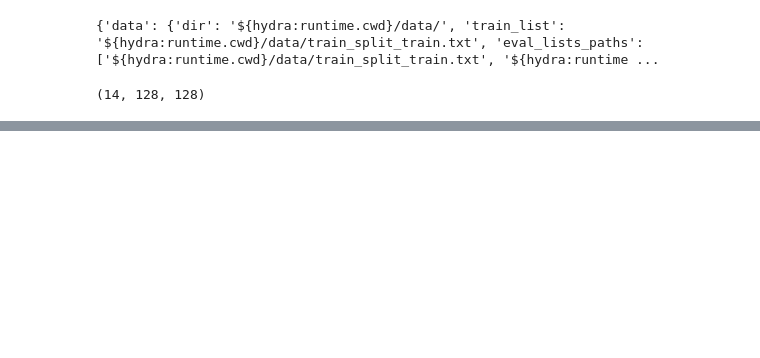
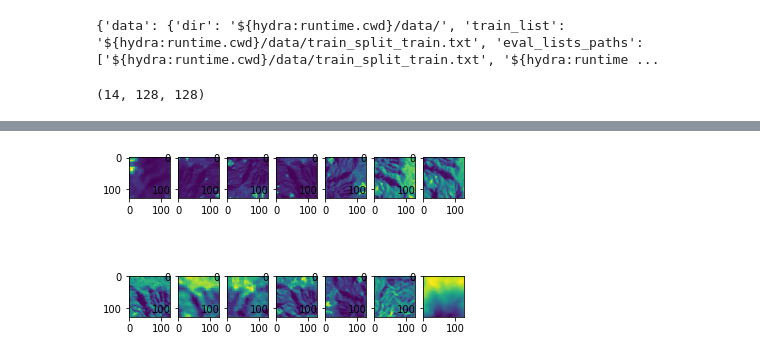
Before and after one commit to SebasGarcia08/Landslide4Sense, a Jupyter notebook: notebooks/1_sga_img_aug.ipynb, the cells around one changed output, grey strips where cells are left out. Cells and saved outputs as stored; diff of their text form; code cells hidden in the pictures; blank space fills up the shorter version.

Commit message:
Adds visualizations

```diff
--- a/notebooks/1_sga_img_aug.ipynb
+++ b/notebooks/1_sga_img_aug.ipynb
@@ -81,0 +50,12 @@ array([[[1.3612964 , 1.3612964 , 1.3612964 , ..., 1.5300908 ,
+# %%
+nrows, ncols = 2, 7
+fig, ax = plt.subplots(nrows=nrows, ncols=ncols)
+k = 0
+
+for i in range(nrows):
+    for j in range(ncols):
+        channel = augmented_img[k, ...]
+        ax[i, j].imshow(channel)
+        k += 1
+# %% [output]
+[figure, added]
```
Also changed, not shown: parts of 3 cells of this notebook, 1 other file.
